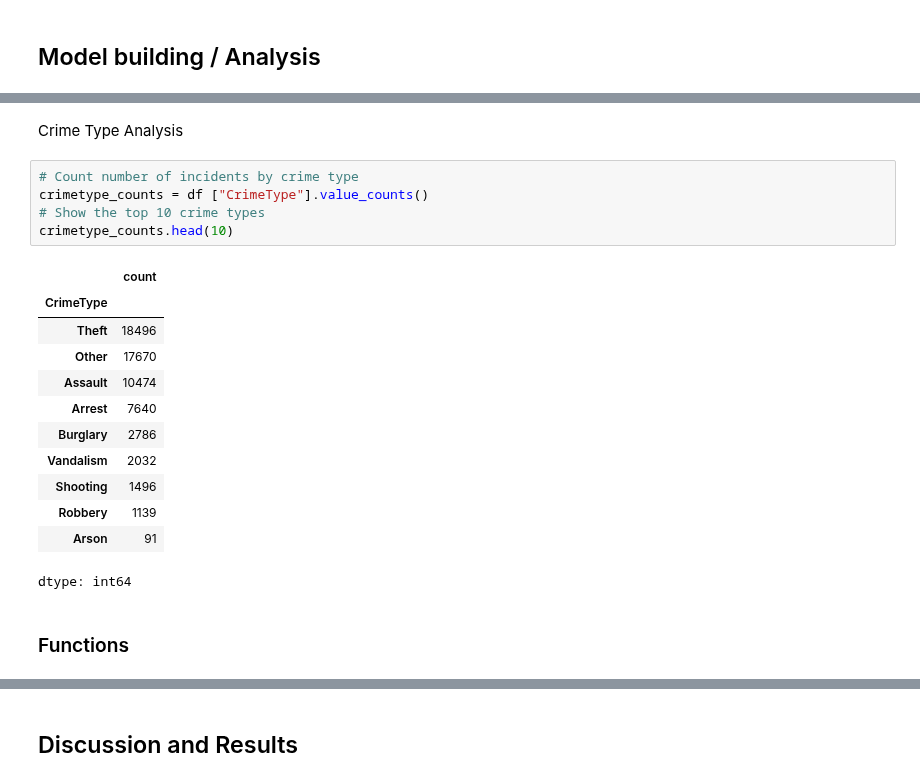
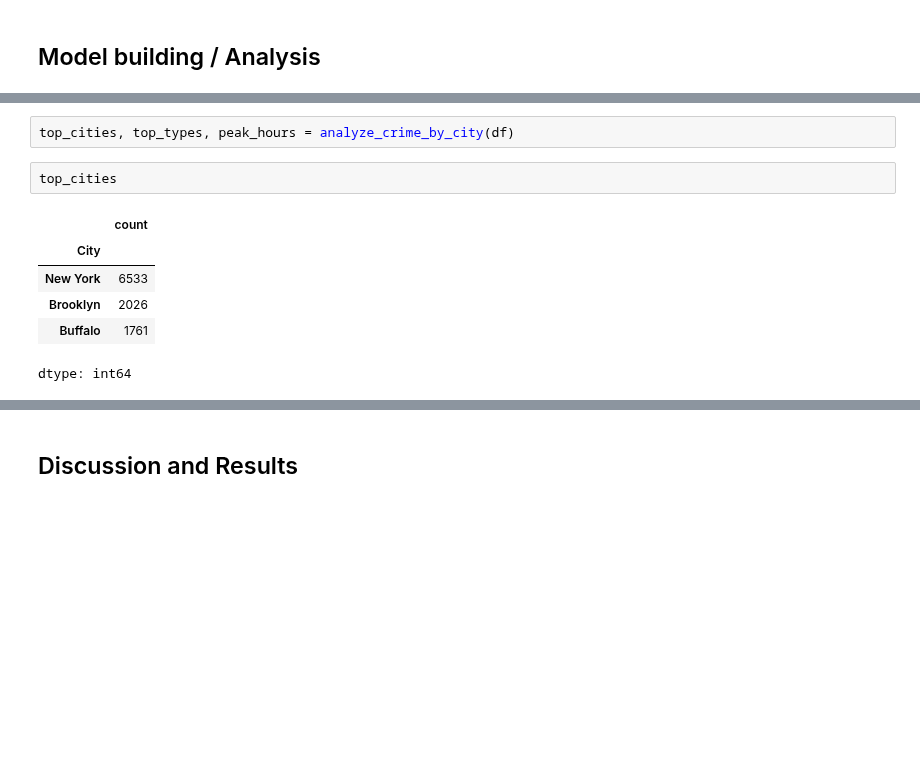
Before and after one commit to Ashliz1/NYC-Crime-Data---Group-10-, a Jupyter notebook: term_project_starter.ipynb, the cells around one changed output, grey strips where cells are left out. Drawn from its saved outputs; the diff is of its cells as text; blank space fills up the shorter version.

```diff
--- a/term_project_starter.ipynb
+++ b/term_project_starter.ipynb
@@ -121,22 +128,11 @@ plt.show()
-# %% [markdown]
-Crime Type Analysis
-# %%
-# Count number of incidents by crime type
-crimetype_counts = df ["CrimeType"].value_counts()
-# Show the top 10 crime types
-crimetype_counts.head(10)
-# %% [output]
-|  | count |
-| CrimeType |  |
-| Theft | 18496 |
-| Other | 17670 |
-| Assault | 10474 |
-| Arrest | 7640 |
-| Burglary | 2786 |
-| Vandalism | 2032 |
-| Shooting | 1496 |
-| Robbery | 1139 |
-| Arson | 91 |
-dtype: int64
-# %% [markdown]
-### Functions
+# %%
+top_cities, top_types, peak_hours = analyze_crime_by_city(df)
+# %%
+top_cities
+# %% [output]
+|  | count |
+| City |  |
+| New York | 6533 |
+| Brooklyn | 2026 |
+| Buffalo | 1761 |
+dtype: int64
```
Also changed, not shown: parts of 9 cells of this notebook.
